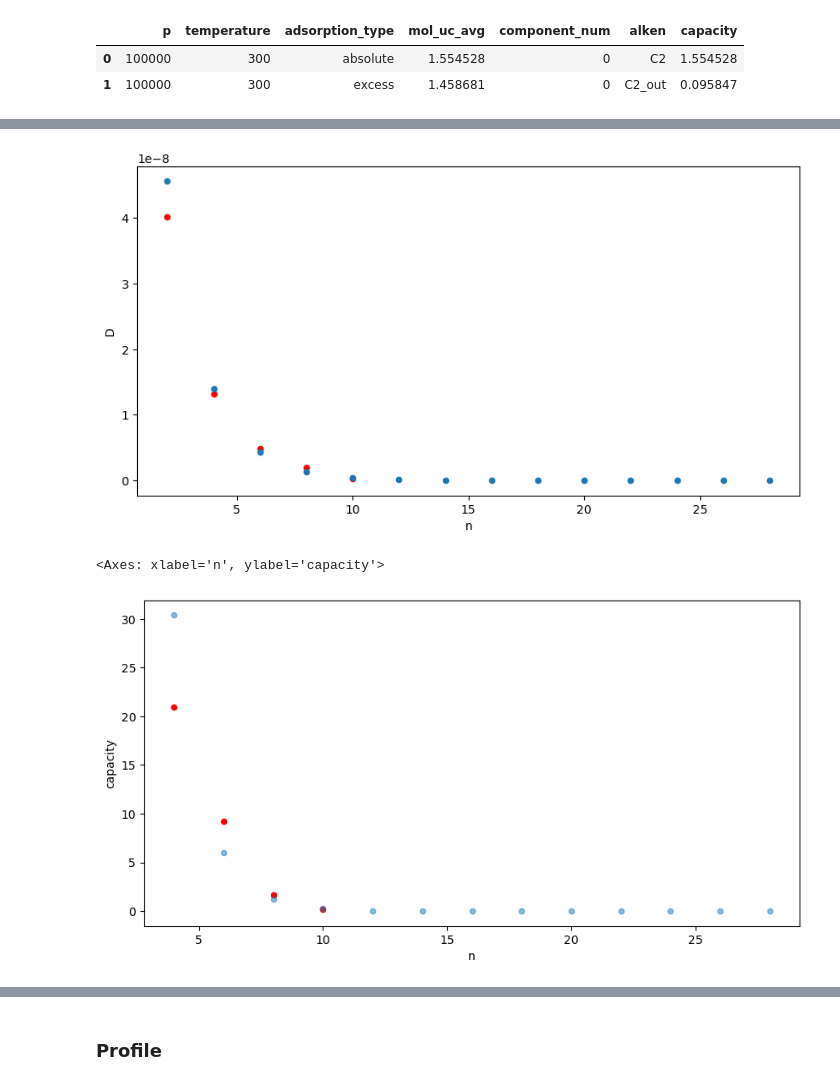
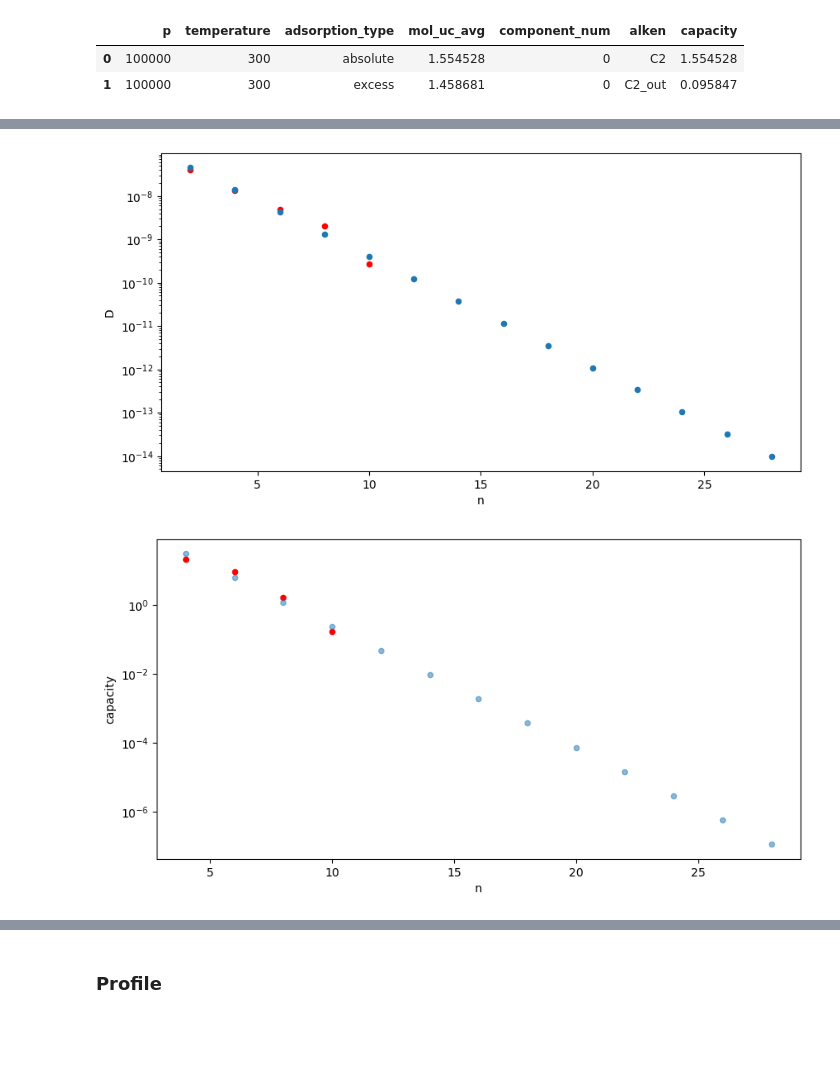
Before and after one commit to aleksandravdoshin/master_equation_solver, a Jupyter notebook: notebooks/Simulate_distribution.ipynb, the cells around one changed output, grey strips where cells are left out. Saved outputs shown, nothing was run; the diff lists cells and outputs as text; code cells hidden in the pictures; blank space fills up the shorter version.

```diff
--- a/notebooks/Simulate_distribution.ipynb
+++ b/notebooks/Simulate_distribution.ipynb
@@ -59,29 +59,30 @@ distribution_df.head(2)
 # %%
 import numpy as np
 from sklearn.linear_model import LassoCV
 import matplotlib.pyplot as plt
 
 fig, ax = plt.subplots(1, 1, figsize=(10, 5))
 diffusions = pd.DataFrame({'n': [2, 4, 6, 8, 10],
                            'D': [4.010918e-08, 1.324638e-08, 4.875015e-09, 2.026042e-09, 2.767088e-10]})
 
 diffusions['logd'] = diffusions['D'].apply(lambda x: np.log10(x))
 diffusions.plot(x='n', y='D', kind='scatter', ax=ax, color='red')
 model = LassoCV()
 model.fit(diffusions[['n']], diffusions['logd'])
 
 # Predict logD up to n = 28 and calculate D
 n_pred = np.arange(2, 29, 2)
 logd_pred = model.predict(n_pred.reshape(-1, 1))
 D_pred = 10**logd_pred
 
 # Create DataFrame for the prediction
 diffusion_pred = pd.DataFrame({'n': n_pred, 'D': D_pred, 'logd_pred': logd_pred})
 diffusion_pred.plot(x='n', y='D', kind='scatter', ax=ax)
+plt.yscale('log')
 diffusions = pd.concat([diffusions, diffusion_pred])
 diffusions.to_pickle('../files/processed_data/diffusion.pkl')
 # %% [output]
-[figure, old version]
+[figure, new version]
 # %%
 fig, ax = plt.subplots(1, 1, figsize=(10, 5))
 df = capacity_df.query('temperature == 300 and p == 100000 and adsorption_type == "absolute" and component_num > 0')\
@@ -100,9 +101,9 @@ capacity_pred = pd.DataFrame({'n': n_pred, 'capacity': capacity_pred})
 capacity_pred['adsorption_type'] = 'absolute'
 
 capacity_pred.plot(x='n', y='capacity', kind='scatter', ax=ax, alpha=0.5)
+plt.yscale('log')
 # %% [output]
-<Axes: xlabel='n', ylabel='capacity'>
-[figure, old version]
+[figure, new version]
 # %%
 capacity_pred = pd.concat([capacity_pred, pd.DataFrame({'n': n_pred, 'capacity': 17.817100, 'adsorption_type': 'excess'})], axis=0)
 capacity_pred.loc[-1] = [2, 1.554528, 'absolute']
```
Also changed, not shown: parts of 10 cells of this notebook, 2 other files.
